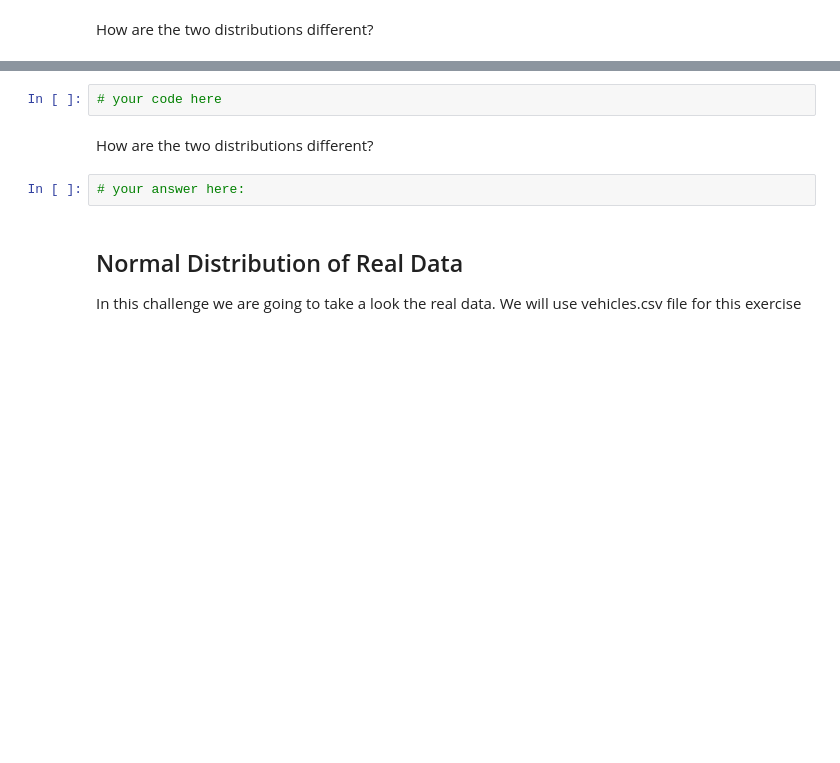
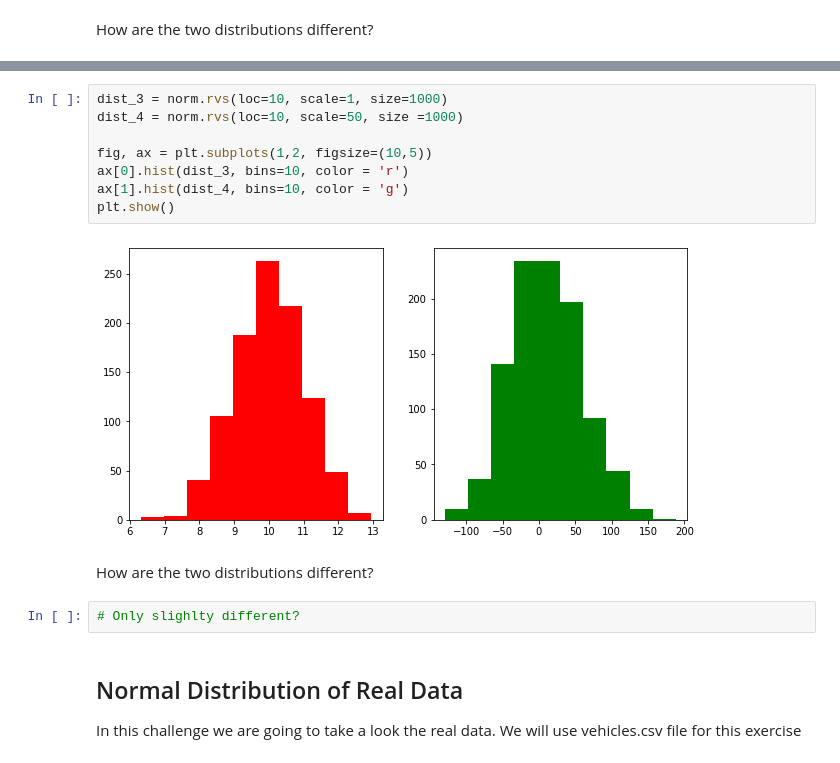
Before and after one commit to ta-data-lis/lab-probability-distributions, a Jupyter notebook: your-code/continuous.ipynb, the cells around one changed output, grey strips where cells are left out. Saved outputs shown, nothing was run; the diff lists cells and outputs as text; blank space fills up the shorter version.

```diff
--- a/your-code/continuous.ipynb
+++ b/your-code/continuous.ipynb
@@ -59,12 +80,20 @@ How are the two distributions different?
 Expected output:
 
 ![normal distribution](nd.png)
-# %%
-# your code here
+# %%
+dist_3 = norm.rvs(loc=10, scale=1, size=1000)
+dist_4 = norm.rvs(loc=10, scale=50, size =1000)
+
+fig, ax = plt.subplots(1,2, figsize=(10,5))
+ax[0].hist(dist_3, bins=10, color = 'r')
+ax[1].hist(dist_4, bins=10, color = 'g')
+plt.show()
+# %% [output]
+[figure, added]
 # %% [markdown]
 How are the two distributions different?
-# %%
-# your answer here:
+# %%
+# Only slighlty different?
 # %% [markdown]
 ## Normal Distribution of Real Data
 
```
Also changed, not shown: parts of 20 cells of this notebook.
